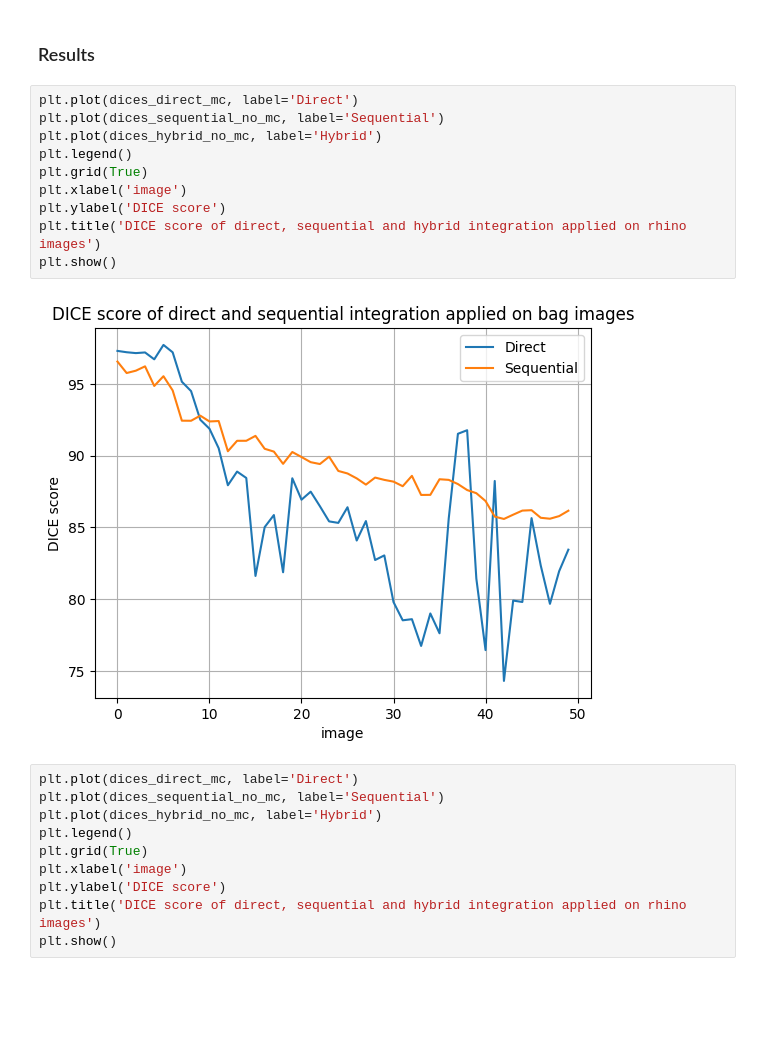
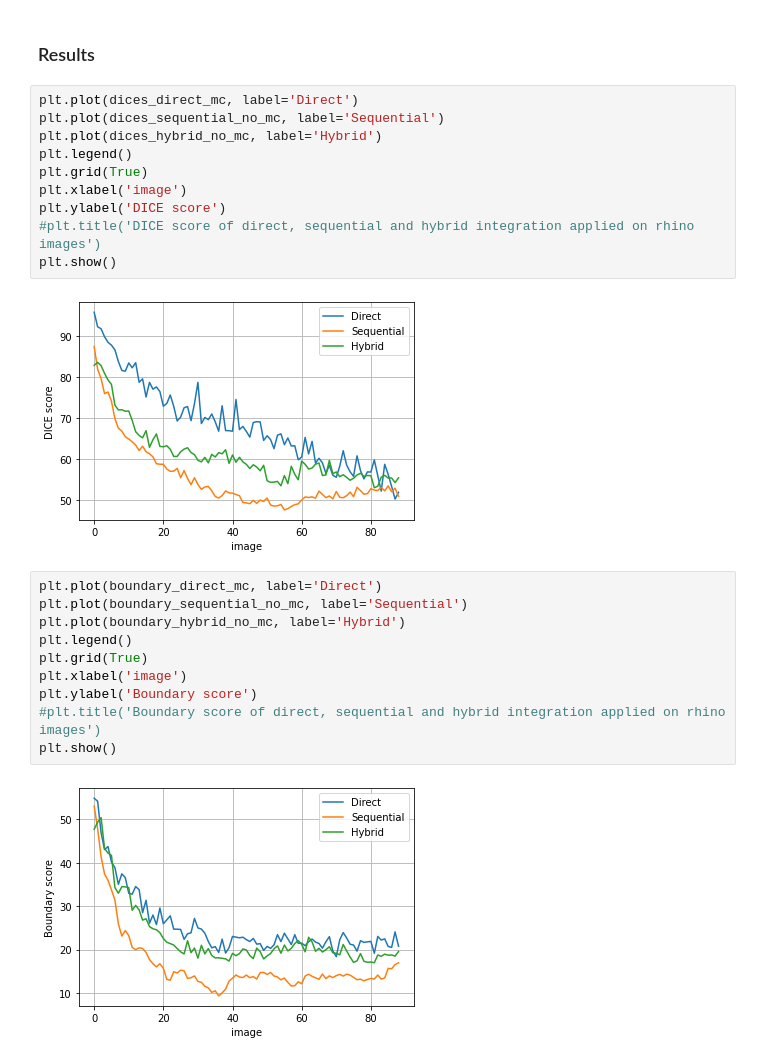
Before and after one commit to AkuBrains/compvisio_patchmatch, a Jupyter notebook: direct_vs_sequential_rhino.ipynb, the cells around one changed output. Saved outputs shown, nothing was run; the diff lists cells and outputs as text; blank space fills up the shorter version.

Commit message:
get metrics rhino

```diff
--- a/direct_vs_sequential_rhino.ipynb
+++ b/direct_vs_sequential_rhino.ipynb
@@ -160,23 +203,25 @@ centroid_hybrid_mc = [centroid_assessment(masks[i], estimated_masks_hybrid_mc[i]
 # %%
 plt.plot(dices_direct_mc, label='Direct')
 plt.plot(dices_sequential_no_mc, label='Sequential')
 plt.plot(dices_hybrid_no_mc, label='Hybrid')
 plt.legend()
 plt.grid(True)
 plt.xlabel('image')
 plt.ylabel('DICE score')
-plt.title('DICE score of direct, sequential and hybrid integration applied on rhino images')
+#plt.title('DICE score of direct, sequential and hybrid integration applied on rhino images')
 plt.show()
 # %% [output]
-[figure, old version]
+[figure, new version]
 # %%
-plt.plot(dices_direct_mc, label='Direct')
-plt.plot(dices_sequential_no_mc, label='Sequential')
-plt.plot(dices_hybrid_no_mc, label='Hybrid')
+plt.plot(boundary_direct_mc, label='Direct')
+plt.plot(boundary_sequential_no_mc, label='Sequential')
+plt.plot(boundary_hybrid_no_mc, label='Hybrid')
 plt.legend()
 plt.grid(True)
 plt.xlabel('image')
-plt.ylabel('DICE score')
-plt.title('DICE score of direct, sequential and hybrid integration applied on rhino images')
+plt.ylabel('Boundary score')
+#plt.title('Boundary score of direct, sequential and hybrid integration applied on rhino images')
 plt.show()
+# %% [output]
+[figure, added]
 # %%
```
Also changed, not shown: parts of 12 cells of this notebook, 1 other file.
